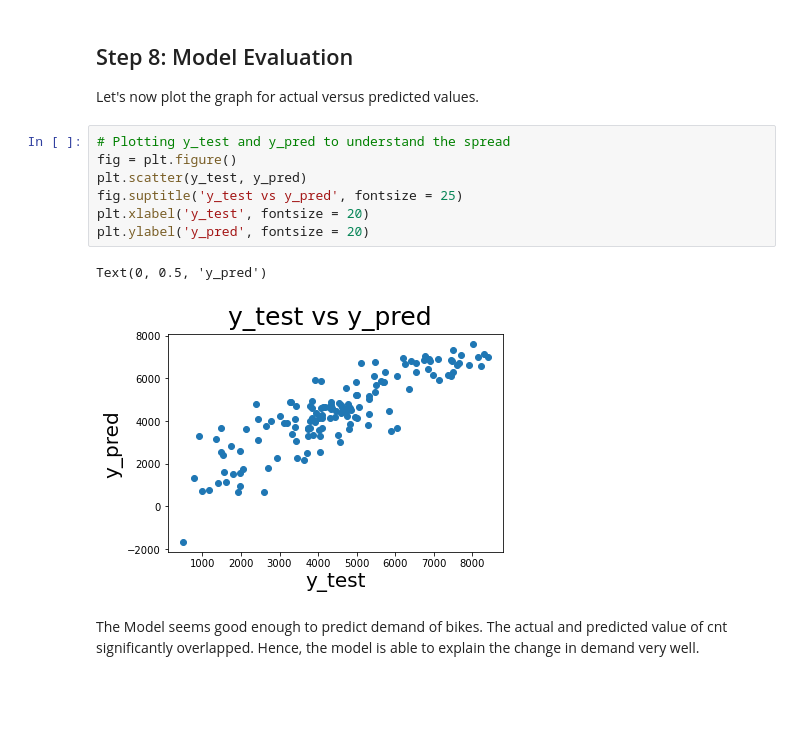
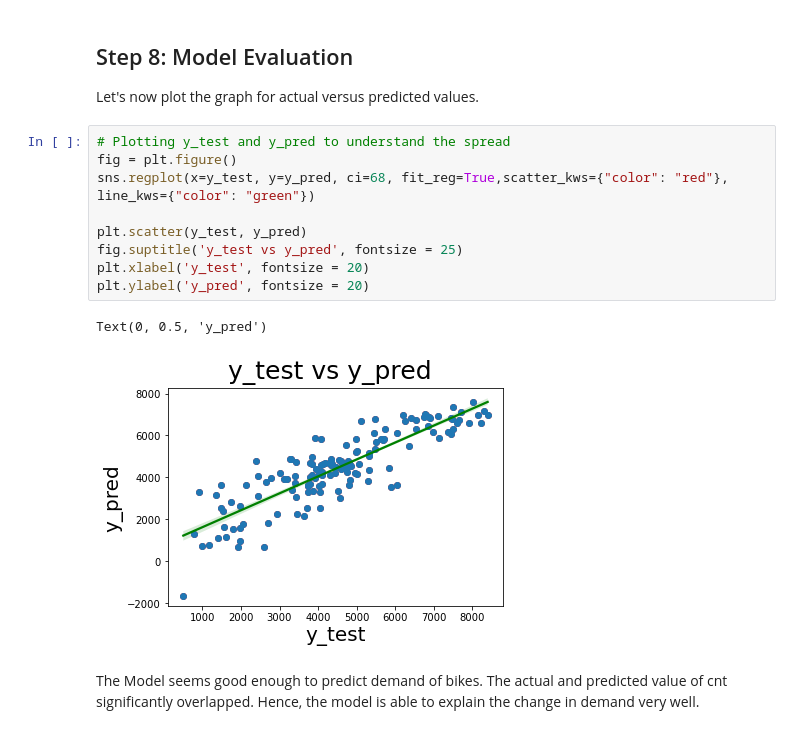
Before and after one commit to KhushiSindhu/Bike-Sharing-Linear-Regression-Case-study, a Jupyter notebook: Bike-Sharing-Linear-Regression.ipynb, the cells around one changed output. Cells and saved outputs as stored; diff of their text form; blank space fills up the shorter version.

```diff
--- a/Bike-Sharing-Linear-Regression.ipynb
+++ b/Bike-Sharing-Linear-Regression.ipynb
@@ -1036,13 +1052,15 @@ Let's now plot the graph for actual versus predicted values.
 # %%
 # Plotting y_test and y_pred to understand the spread
 fig = plt.figure()
+sns.regplot(x=y_test, y=y_pred, ci=68, fit_reg=True,scatter_kws={"color": "red"}, line_kws={"color": "green"})
+
 plt.scatter(y_test, y_pred)
 fig.suptitle('y_test vs y_pred', fontsize = 25)
 plt.xlabel('y_test', fontsize = 20)
 plt.ylabel('y_pred', fontsize = 20)
 # %% [output]
 Text(0, 0.5, 'y_pred')
-[figure, old version]
+[figure, new version]
 # %% [markdown]
 The Model seems good enough to predict demand of bikes. The actual and predicted value of cnt significantly overlapped. Hence, the model is able to explain the change in demand very well.
 # %% [markdown]
```
Also changed, not shown: parts of 1 cell of this notebook.
